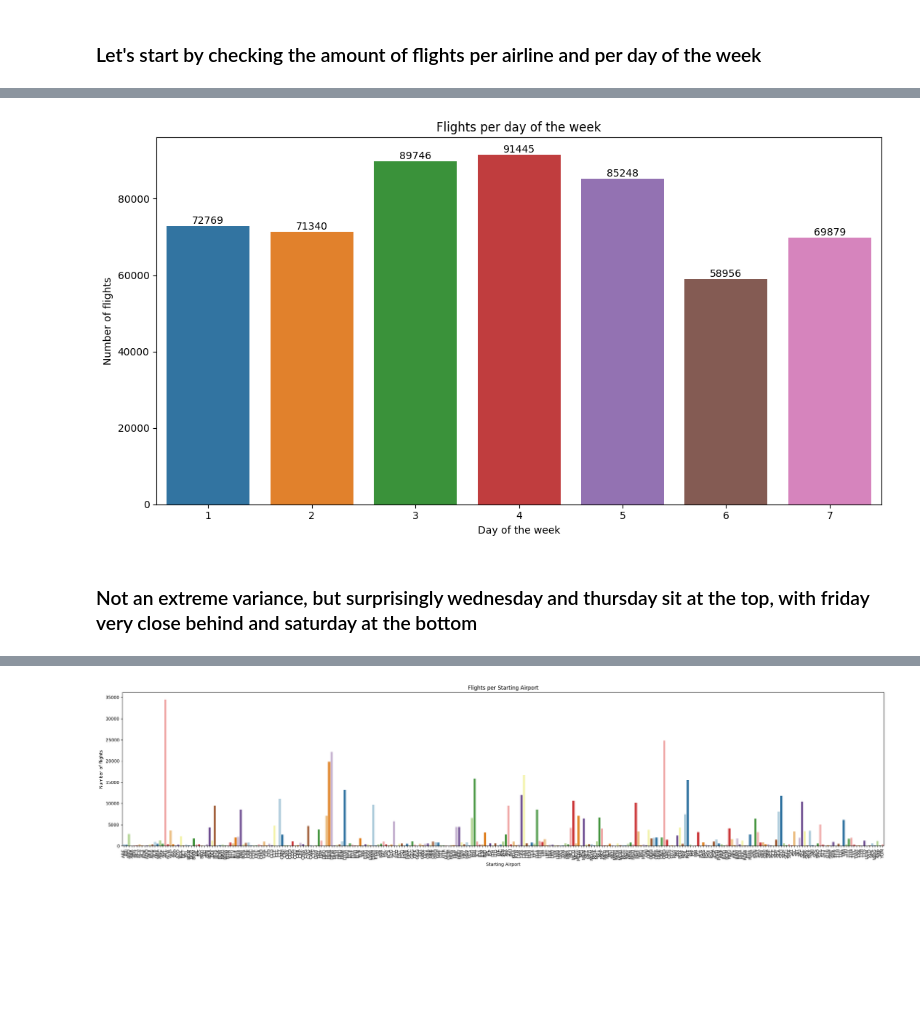
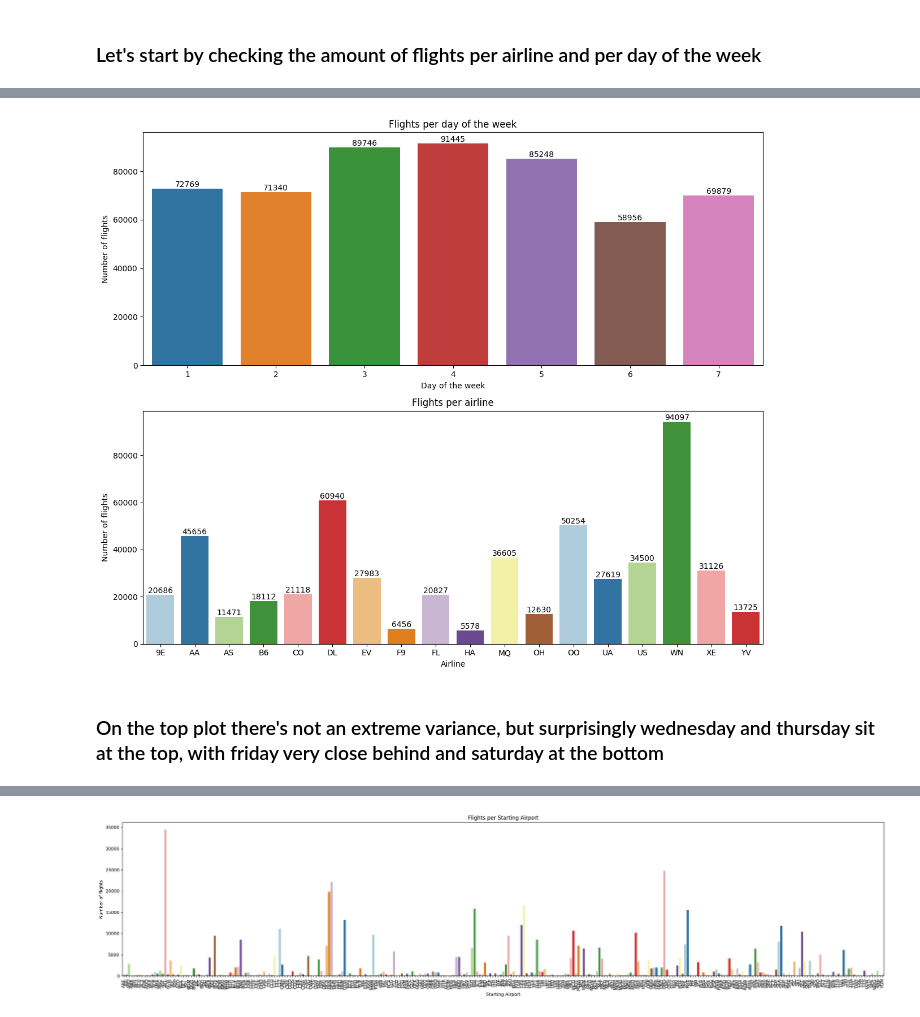
Before and after one commit to GuiMacc/final_bootcamp_project, a Jupyter notebook: Notebooks/eda.ipynb, the cells around one changed output, grey strips where cells are left out. Saved outputs shown, nothing was run; the diff lists cells and outputs as text; code cells hidden in the pictures; blank space fills up the shorter version.

Commit message:
end of wednesday

```diff
--- a/Notebooks/eda.ipynb
+++ b/Notebooks/eda.ipynb
@@ -32,8 +32,8 @@ clean
 # %% [markdown]
 ### Let's start by checking the amount of flights per airline and per day of the week
 # %%
-al_plot = clean.groupby(['airline']).agg({'flight':'count'}).reset_index()
-week_plot = clean.groupby(['day_of_week']).agg({'flight':'count'}).reset_index()
+al_plot = clean.groupby(['airline']).agg({'flight_id':'count'}).reset_index()
+week_plot = clean.groupby(['day_of_week']).agg({'flight_id':'count'}).reset_index()
 # %%
 display(al_plot)
 print()
@@ -65,15 +65,19 @@ display(week_plot)
 | 5 | 6 | 58956 |
 | 6 | 7 | 69879 |
 # %%
-fig,ax = plt.subplots(figsize=(11,6))
+fig,ax = plt.subplots(2, 1, figsize=(12,10))
 
-wp = sns.barplot(data=week_plot, x='day_of_week', y='flight', palette=sns.color_palette())
+wp = sns.barplot(data=week_plot, x='day_of_week', y='flight_id', ax=ax[0], palette=sns.color_palette())
 wp.bar_label(wp.containers[0], label_type='edge')
 wp.set(ylabel='Number of flights', xlabel='Day of the week', title='Flights per day of the week')
 
+ap = sns.barplot(data=al_plot, x='airline', y='flight_id', ax=ax[1], palette=sns.color_palette('Paired'))
+ap.bar_label(ap.containers[0], label_type='edge')
+ap.set(ylabel='Number of flights', xlabel='Airline', title='Flights per airline')
+
 plt.tight_layout()
 plt.show()
 # %% [output]
-[figure, old version]
+[figure, new version]
 # %% [markdown]
-### Not an extreme variance, but surprisingly wednesday and thursday sit at the top, with friday very close behind and saturday at the bottom
+### On the top plot there's not an extreme variance, but surprisingly wednesday and thursday sit at the top, with friday very close behind and saturday at the bottom
```
Also changed, not shown: parts of 14 cells of this notebook, 6 other files.
